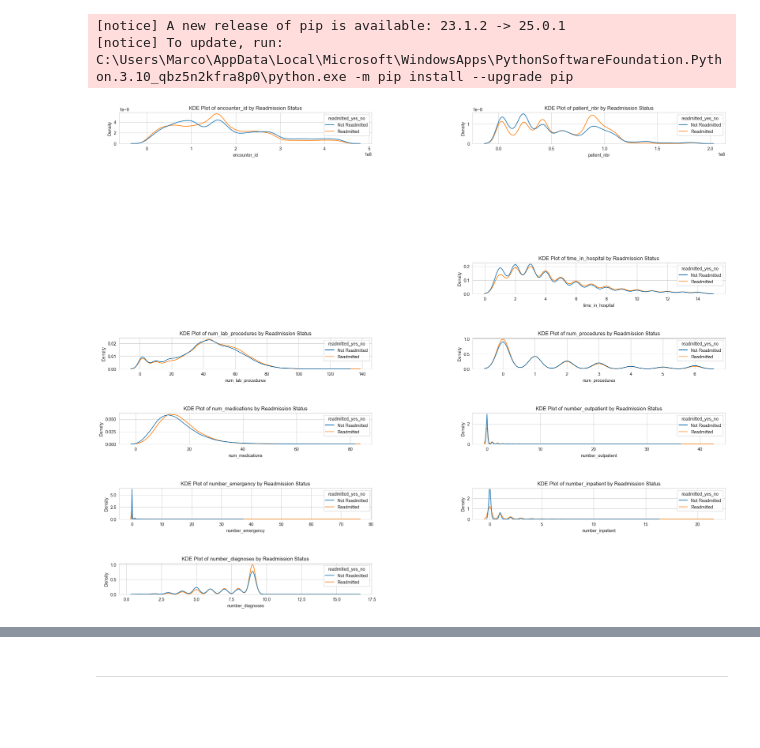
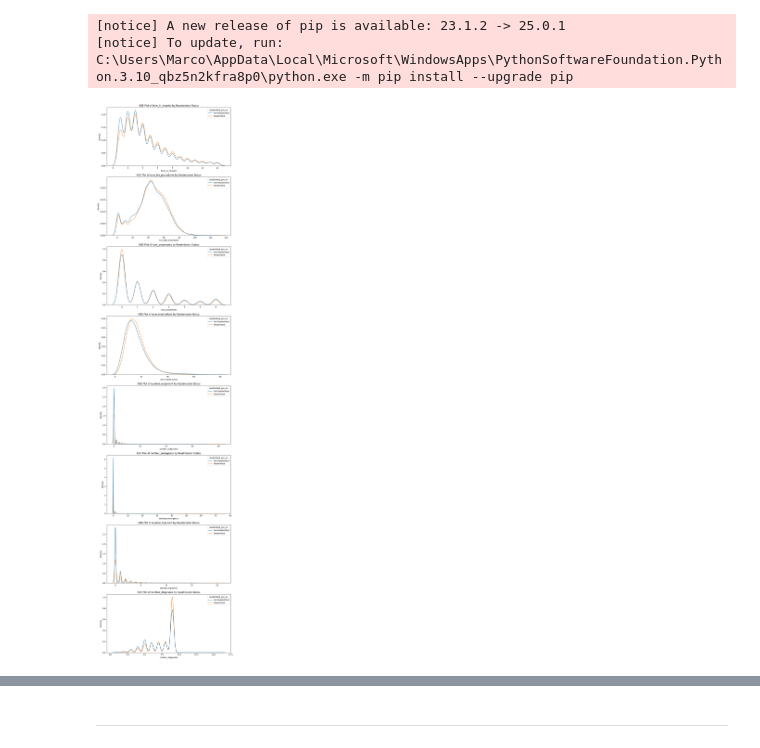
Before and after one commit to iamgiulyUCL/COMP0189Applied-Artificial-IntelligenceUCL, a Jupyter notebook: COMP0189_coursework_1.ipynb, the cells around one changed output, grey strips where cells are left out. Saved outputs shown, nothing was run; the diff lists cells and outputs as text; code cells hidden in the pictures; blank space fills up the shorter version.

```diff
--- a/COMP0189_coursework_1.ipynb
+++ b/COMP0189_coursework_1.ipynb
@@ -794,18 +799,25 @@ def outliers(df):
 # %%
 # plot KDE plot for numerical columns
+
+import seaborn as sns
+import matplotlib.pyplot as plt
+
 def kde_plot(df):
-    num_cols = 2
-    num_rows = (len(numerical_cols) // num_cols) + (1 if len(numerical_cols) % num_cols > 0 else 0)
+
+    numerical_cols = df.select_dtypes(include=['int64', 'float64']).columns
+
+    filtered_cols = [col for col in numerical_cols if col not in ['encounter_id', 'patient_nbr', 'admission_source_id', 'admission_type_id', 'discharge_disposition_id']]
+
+    num_cols = 1
+    num_rows = len(filtered_cols)
 
     # KDE Plot for numerical columns
-    plt.figure(figsize=(25, 20))
-    for i, col in enumerate(numerical_cols):
-        if col in ['admission_source_id', 'admission_type_id', 'discharge_disposition_id']:
-            continue
+    plt.figure(figsize=(10, 5 * num_rows))
+    for i, col in enumerate(filtered_cols):
         plt.subplot(num_rows, num_cols, i + 1)
         sns.kdeplot(data=df, x=col, hue='readmitted_yes_no', common_norm=False)
         plt.title(f"KDE Plot of {col} by Readmission Status")
 
-    # Adjust space between subplots
-    plt.subplots_adjust(wspace=0.4, hspace=1.4)  # Increase space between plots
+    plt.tight_layout()
+    plt.savefig('./output_data/kde_plots_high_res.png', dpi=300)
     plt.show()
@@ -888,7 +893,11 @@ Requirement already satisfied: six>=1.5 in c:\users\marco\appdata\local\packages
 Note: you may need to restart the kernel to use updated packages.
 [notice] A new release of pip is available: 23.1.2 -> 25.0.1
 [notice] To update, run: C:\Users\Marco\AppData\Local\Microsoft\WindowsApps\PythonSoftwareFoundation.Python.3.10_qbz5n2kfra8p0\python.exe -m pip install --upgrade pip
+# %%
+import pandas as pd
+# load the data
+diabetic_data_placeholders_substituted_merged_ids_mapping = pd.read_csv('./output_data/diabetic_data_placeholders_substituted_merged_ids_mapping.csv')
 # %%
-kde_plot(diabetic_data_placeholders_substituted)
+kde_plot(diabetic_data_placeholders_substituted_merged_ids_mapping)
 # %% [output]
-[figure, old version]
+[figure, new version]
```
Also changed, not shown: parts of 7 cells of this notebook.
